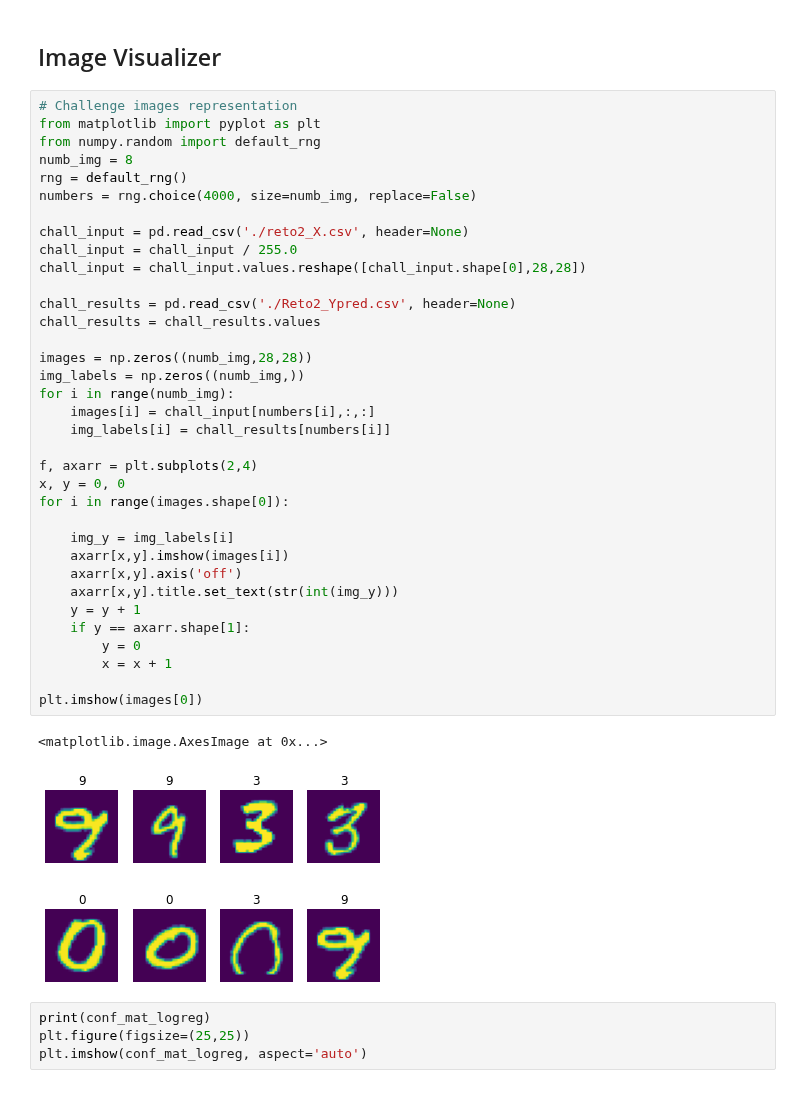
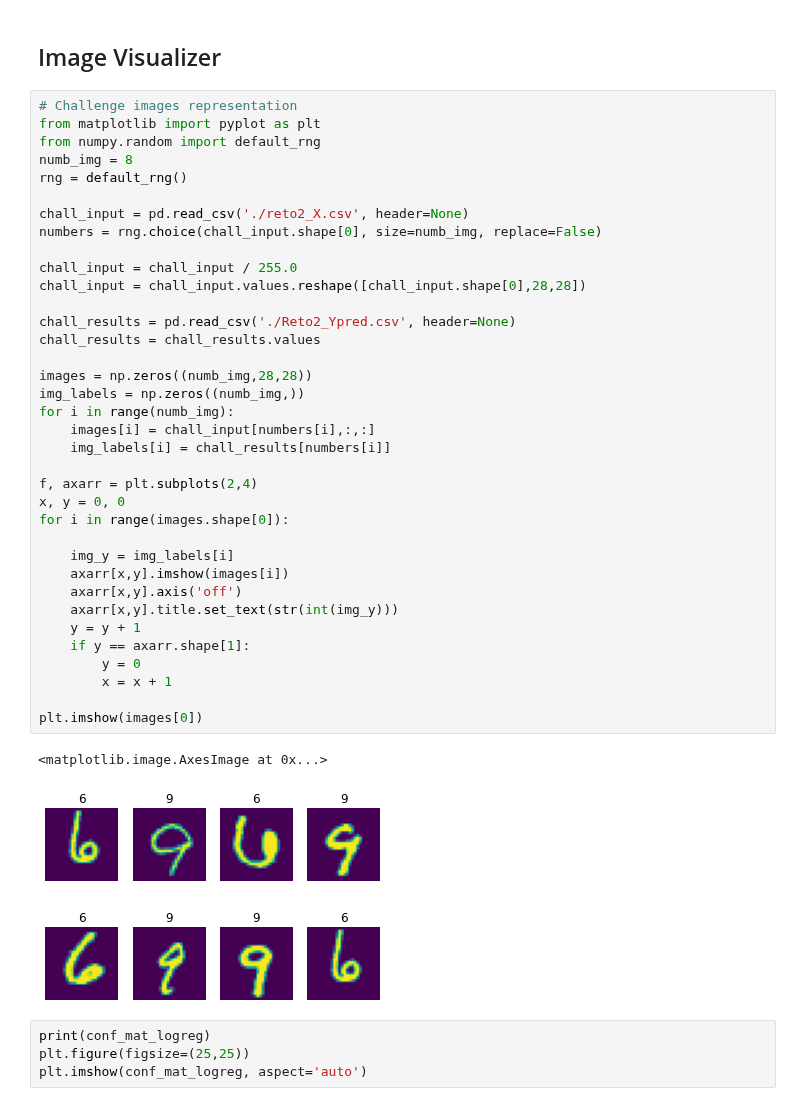
Before and after one commit to AndreaCastiella/MasterURJC, a Jupyter notebook: Reto2/Reto_2.ipynb, the cells around one changed output. Saved outputs shown, nothing was run; the diff lists cells and outputs as text.

```diff
--- a/Reto2/Reto_2.ipynb
+++ b/Reto2/Reto_2.ipynb
@@ -306,38 +311,39 @@ from matplotlib import pyplot as plt
 from numpy.random import default_rng
 numb_img = 8
 rng = default_rng()
-numbers = rng.choice(4000, size=numb_img, replace=False)
 
 chall_input = pd.read_csv('./reto2_X.csv', header=None)
+numbers = rng.choice(chall_input.shape[0], size=numb_img, replace=False)
+
 chall_input = chall_input / 255.0
 chall_input = chall_input.values.reshape([chall_input.shape[0],28,28])
 
 chall_results = pd.read_csv('./Reto2_Ypred.csv', header=None)
 chall_results = chall_results.values
 
 images = np.zeros((numb_img,28,28))
 img_labels = np.zeros((numb_img,))
 for i in range(numb_img):
     images[i] = chall_input[numbers[i],:,:]
     img_labels[i] = chall_results[numbers[i]]
 
 f, axarr = plt.subplots(2,4)
 x, y = 0, 0
 for i in range(images.shape[0]):
 
     img_y = img_labels[i]
     axarr[x,y].imshow(images[i])
     axarr[x,y].axis('off')
     axarr[x,y].title.set_text(str(int(img_y)))
     y = y + 1
     if y == axarr.shape[1]:
         y = 0
         x = x + 1
 
 plt.imshow(images[0])
 # %% [output]
 <matplotlib.image.AxesImage at 0x...>
-[figure, old version]
+[figure, new version]
 # %%
 print(conf_mat_logreg)
 plt.figure(figsize=(25,25))
```
Also changed, not shown: parts of 4 cells of this notebook, 3 other files.
